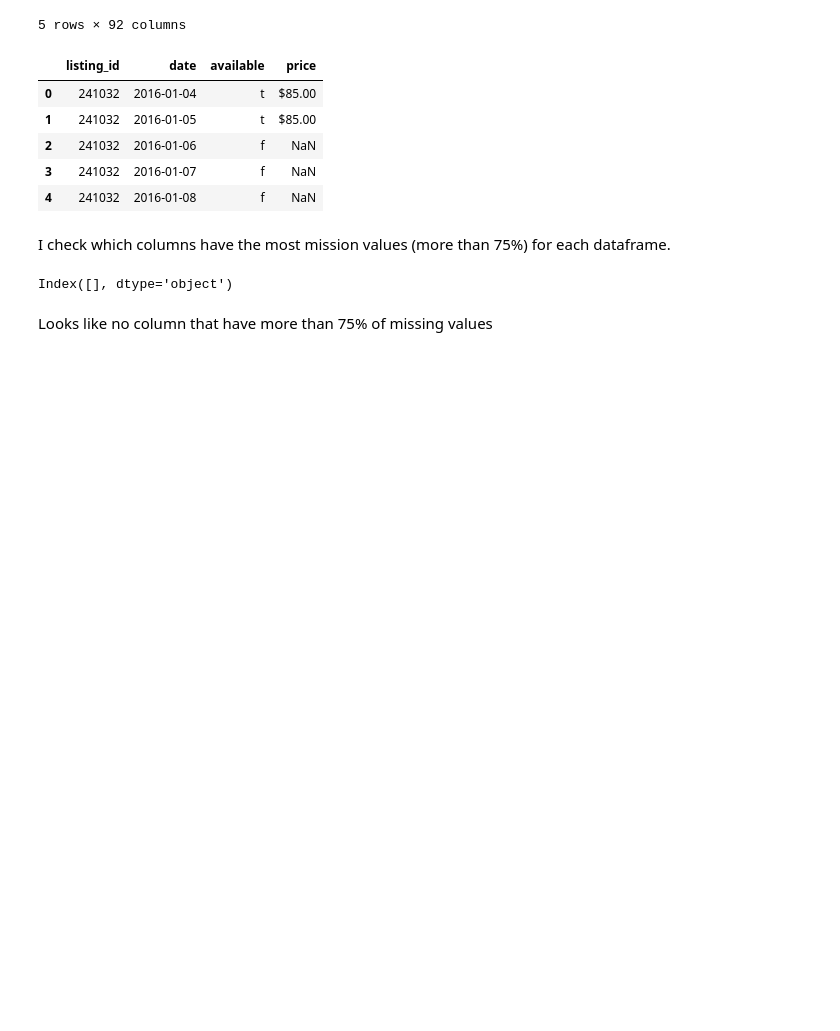
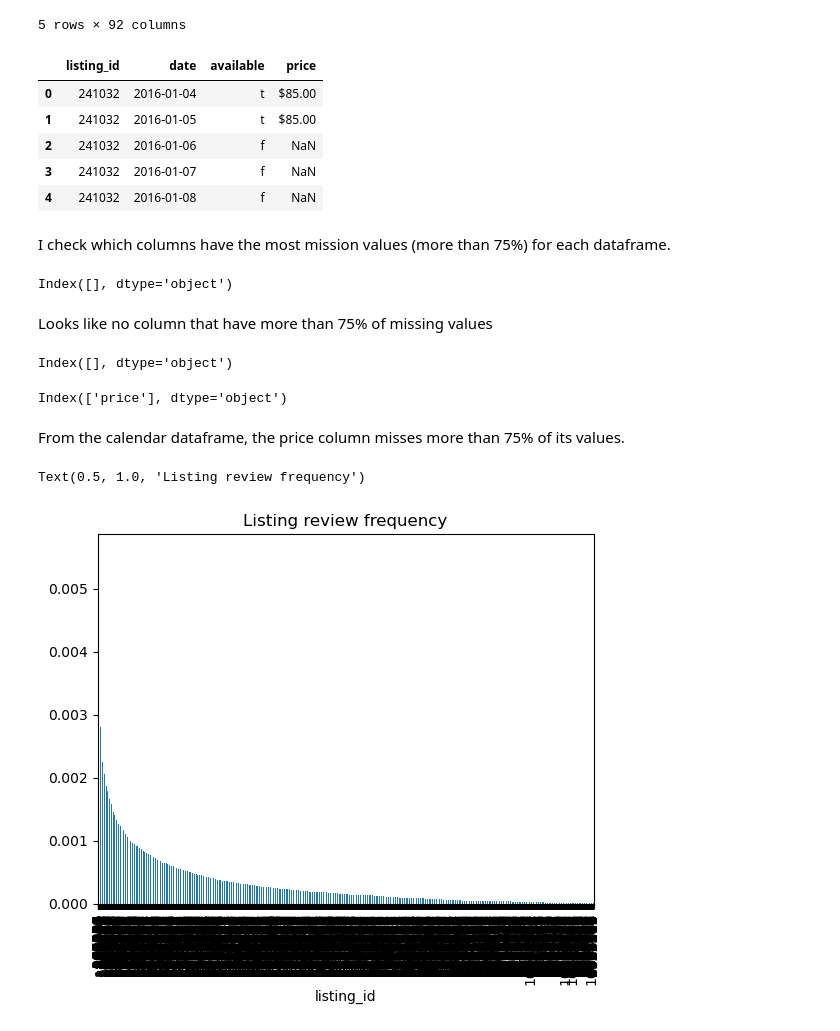
Before and after one commit to MKasigwa/airbnb_seattle_listing_analysis, a Jupyter notebook: Project1.ipynb, the cells around one changed output. Cells and saved outputs as stored; diff of their text form; code cells hidden in the pictures; blank space fills up the shorter version.

```diff
--- a/Project1.ipynb
+++ b/Project1.ipynb
@@ -44,3 +44,13 @@ reviews_df.columns[np.sum(reviews_df.isnull())/df.shape[0] >.75]
 Index([], dtype='object')
 # %% [markdown]
 Looks like no column that have more than 75% of missing values
+# %%
+listing_df.columns[np.sum(listing_df.isnull())/df.shape[0] >.75]
+# %% [output]
+Index([], dtype='object')
+# %%
+calendar_df.columns[np.sum(calendar_df.isnull())/df.shape[0] >.75]
+# %% [output]
+Index(['price'], dtype='object')
+# %% [markdown]
+From the calendar dataframe, the price column misses more than 75% of its values.
@@ -46,0 +59,7 @@ Looks like no column that have more than 75% of missing values
+# %%
+status_vals = reviews_df['listing_id'].value_counts()
+(status_vals/df.shape[0]).plot(kind="bar");
+plt.title("Listing review frequency")
+# %% [output]
+Text(0.5, 1.0, 'Listing review frequency')
+[figure, added]
```
Also changed, not shown: parts of 3 cells of this notebook, 1 other file.
